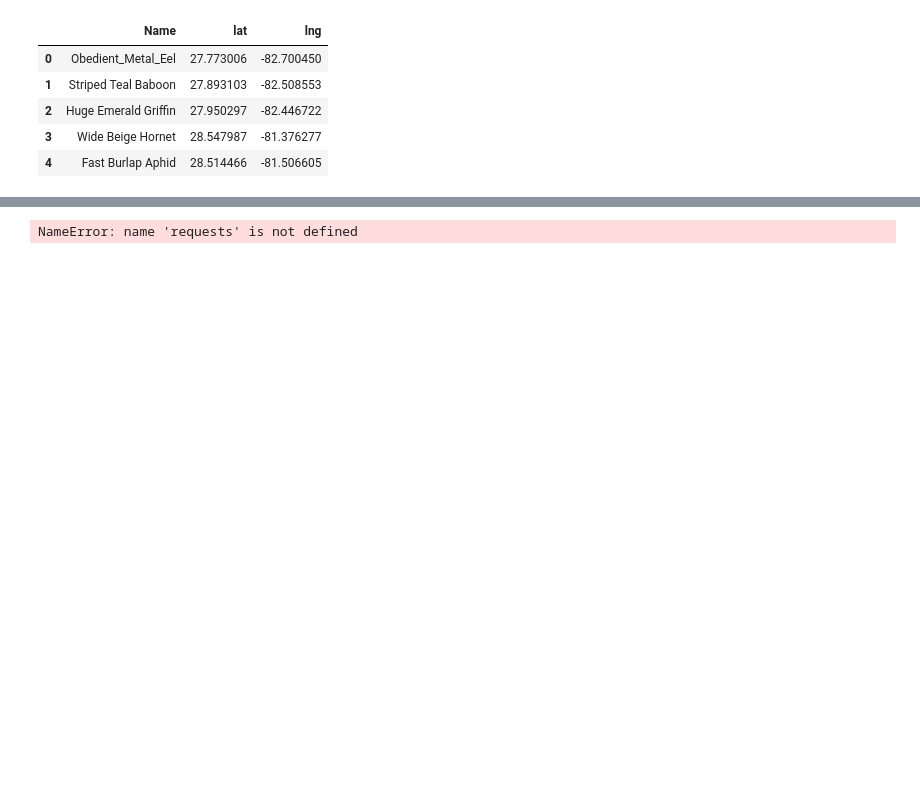
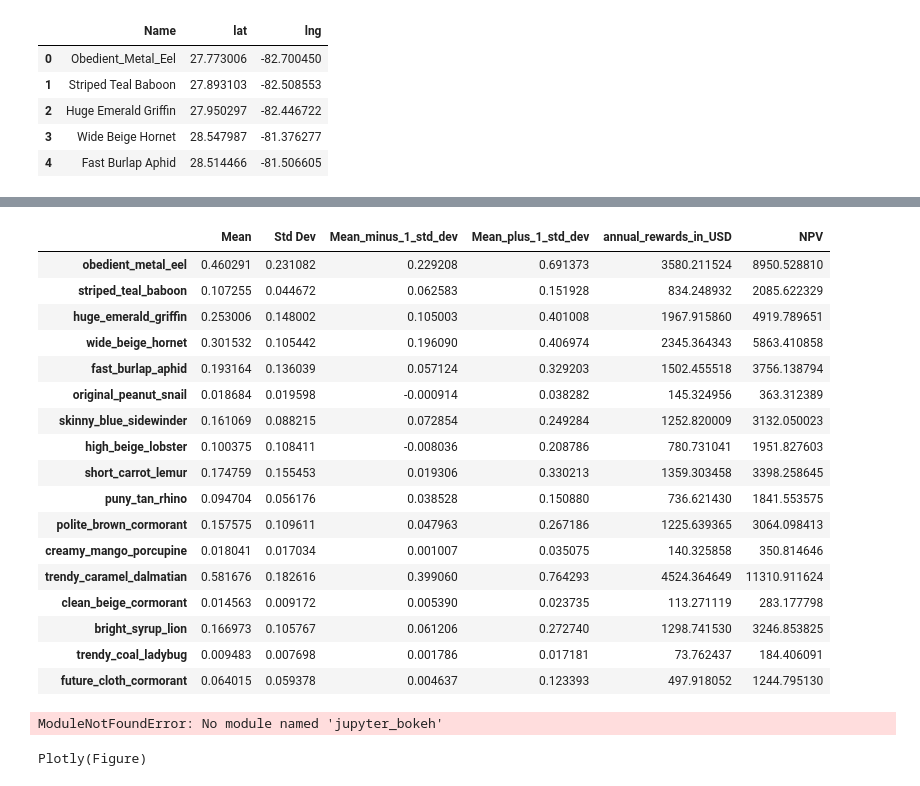
Before and after one commit to Aky0n/Miami-FinTech-Project-1-Team-2, a Jupyter notebook: Data Collection/Data_collection.ipynb, the cells around one changed output, grey strips where cells are left out. Saved outputs shown, nothing was run; the diff lists cells and outputs as text; code cells hidden in the pictures; blank space fills up the shorter version.

```diff
--- a/Data Collection/Data_collection.ipynb
+++ b/Data Collection/Data_collection.ipynb
@@ -127,3 +177,9 @@ for i in range(0,len(hotspot_coordinates)):
 hotspot_map
 # %% [output]
 [interactive output not drawn]
+# %%
+# Calculate Standard Deviation
+
+df_hotspot_rewards_info_std = df_hotspot_rewards_info.std()
+
+df_hotspot_rewards_info_std
@@ -133,39 +208,93 @@ hotspot_map
 fetch_price_HNT = ("https://api.helium.io/v1/oracle/prices/current")
 price_response = requests.get(fetch_price_HNT)
 price_response = price_response.json()
 price_hnt = ((price_response["data"]["price"]) * (0.00000001))
 
 # Calculate mean rewards per hotspot based on the past 30 days, annualize and store results in $USD
 
 hotspot_rewards_info_mean_annualized = ()
 
-#hotspot_rewards_info_mean_annualized = (df_hotspot_rewards_info.mean() * (365) * price_hnt)
+df_rewards_analysis = pd.Series.to_frame(df_hotspot_rewards_info.mean(), name = "Mean")
 
-#print(hotspot_rewards_info_mean_annualized)
-
-#print(type(df_hotspot_rewards_info.mean()))
-
-df_rewards_analysis = pd.Series.to_frame(df_hotspot_rewards_info.mean(), name = "Mean")
 #print(df_rewards_analysis)
 df_rewards_analysis["annual_rewards_in_USD"] = df_rewards_analysis["Mean"] * 365 * price_hnt
 #print(df_rewards_analysis)
 
+
+
 # Calculate NPV for each hotspot
 
-discount_rate = .12
+discount_rate = .40
 
 def calculate_npv_perpetuity(future_value):
     return (future_value / discount_rate)
 
 df_rewards_analysis["NPV"] = df_rewards_analysis["annual_rewards_in_USD"].apply(calculate_npv_perpetuity)
 # for i in hotspot_rewards_info_mean_annualized:
 #      npv = calculate_npv_perpetuity (i,  discount_rate)
 #      #print(i)
 #      #print(npv)
 #      df_npv_per_hotspot.append(npv)
 
-print(df_rewards_analysis)
+#df_rewards_analysis.reset_index(drop=True, inplace=True)
+#df_rewards_analysis.rename(columns={" ":"Hotspot Names"}, inplace=True)
+
+#df_rewards_analysis.rename(columns = {"Unnamed : 0" : "Hotspot Names"}, inplace = True)
+#df_rewards_analysis.set_index("Hotspot Names", inplace=True)
+
+# Add Standard Deviation and reorder columns
+
+df_rewards_analysis["Std Dev"] = df_hotspot_rewards_info_std
+
+# Add Mean plus 1 and minus 1 std deviation
+
+df_rewards_analysis["Mean_minus_1_std_dev"] = df_rewards_analysis["Mean"] - df_rewards_analysis["Std Dev"]
+df_rewards_analysis["Mean_plus_1_std_dev"] = df_rewards_analysis["Mean"] + df_rewards_analysis["Std Dev"]
+
+df_rewards_analysis = df_rewards_analysis[["Mean",
+                                        "Std Dev",
+                                        "Mean_minus_1_std_dev",
+                                        "Mean_plus_1_std_dev",
+                                        "annual_rewards_in_USD",
+                                        "NPV"]
+                                        ]
+# Export to CSV
 
 df_rewards_analysis.to_csv("hotspot_rewards_analysis.csv")
+
+df_rewards_analysis
 # %% [output]
-NameError: name 'requests' is not defined
+|  | Mean | Std Dev | Mean_minus_1_std_dev | Mean_plus_1_std_dev | annual_rewards_in_USD | NPV |
+| obedient_metal_eel | 0.460291 | 0.231082 | 0.229208 | 0.691373 | 3580.211524 | 8950.528810 |
+| striped_teal_baboon | 0.107255 | 0.044672 | 0.062583 | 0.151928 | 834.248932 | 2085.622329 |
+| huge_emerald_griffin | 0.253006 | 0.148002 | 0.105003 | 0.401008 | 1967.915860 | 4919.789651 |
+| wide_beige_hornet | 0.301532 | 0.105442 | 0.196090 | 0.406974 | 2345.364343 | 5863.410858 |
+| fast_burlap_aphid | 0.193164 | 0.136039 | 0.057124 | 0.329203 | 1502.455518 | 3756.138794 |
+| original_peanut_snail | 0.018684 | 0.019598 | -0.000914 | 0.038282 | 145.324956 | 363.312389 |
+| skinny_blue_sidewinder | 0.161069 | 0.088215 | 0.072854 | 0.249284 | 1252.820009 | 3132.050023 |
+| high_beige_lobster | 0.100375 | 0.108411 | -0.008036 | 0.208786 | 780.731041 | 1951.827603 |
+| short_carrot_lemur | 0.174759 | 0.155453 | 0.019306 | 0.330213 | 1359.303458 | 3398.258645 |
+| puny_tan_rhino | 0.094704 | 0.056176 | 0.038528 | 0.150880 | 736.621430 | 1841.553575 |
+| polite_brown_cormorant | 0.157575 | 0.109611 | 0.047963 | 0.267186 | 1225.639365 | 3064.098413 |
+| creamy_mango_porcupine | 0.018041 | 0.017034 | 0.001007 | 0.035075 | 140.325858 | 350.814646 |
+| trendy_caramel_dalmatian | 0.581676 | 0.182616 | 0.399060 | 0.764293 | 4524.364649 | 11310.911624 |
+| clean_beige_cormorant | 0.014563 | 0.009172 | 0.005390 | 0.023735 | 113.271119 | 283.177798 |
+| bright_syrup_lion | 0.166973 | 0.105767 | 0.061206 | 0.272740 | 1298.741530 | 3246.853825 |
+| trendy_coal_ladybug | 0.009483 | 0.007698 | 0.001786 | 0.017181 | 73.762437 | 184.406091 |
+| future_cloth_cormorant | 0.064015 | 0.059378 | 0.004637 | 0.123393 | 497.918052 | 1244.795130 |
+# %%
+# Create the bar chart for NPV
+
+def NPV():
+
+    fig_NPV = px.bar(df_rewards_analysis, y = ["NPV"])
+
+    return pn.pane.Plotly(fig_NPV)
+
+
+
+
+NPV()
+# %% [output]
+ModuleNotFoundError: No module named 'jupyter_bokeh'
+Plotly(Figure)
```
Also changed, not shown: parts of 12 cells of this notebook, 3 other files.
